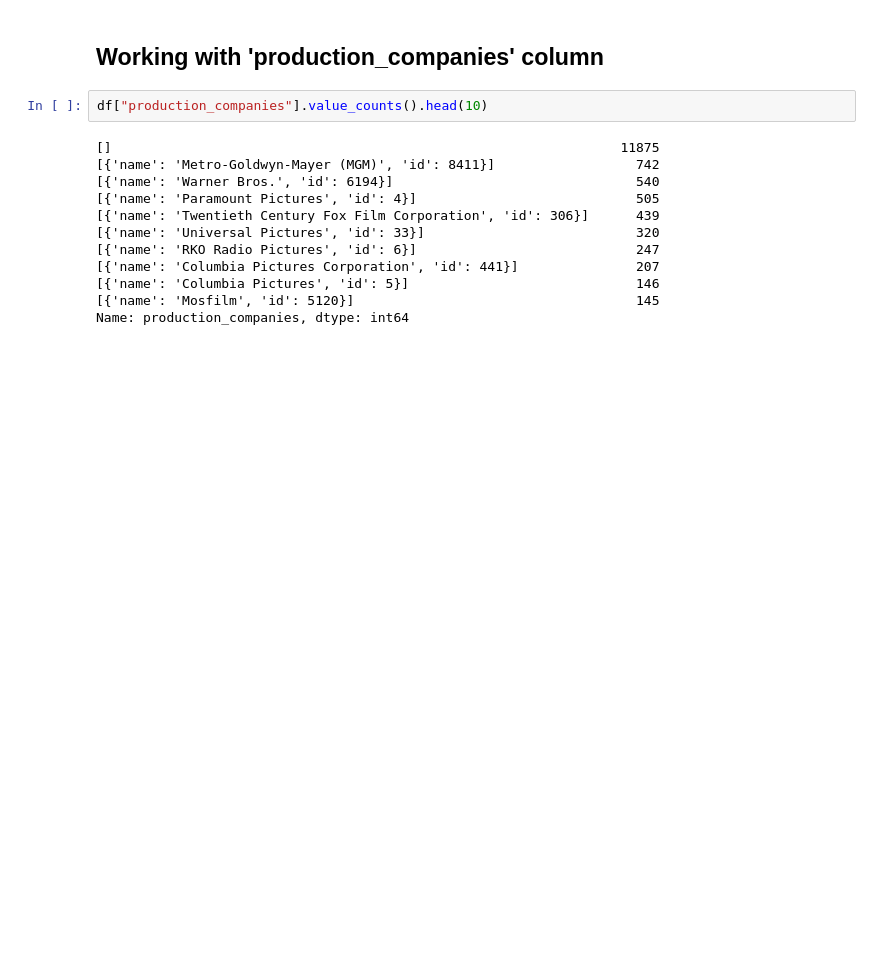
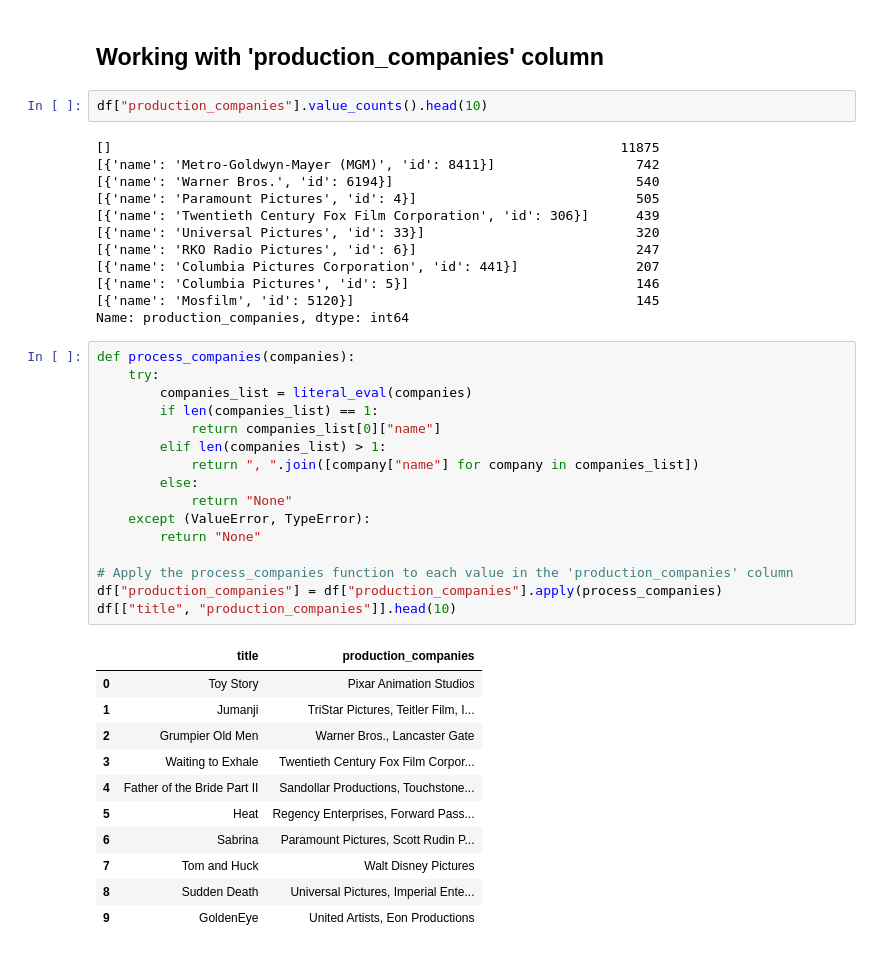
Before and after one commit to SanAntonik/MRS, a Jupyter notebook: analyze.ipynb, the cells around one changed output. Cells and saved outputs as stored; diff of their text form; blank space fills up the shorter version.

Commit message:
Extract production company name

```diff
--- a/analyze.ipynb
+++ b/analyze.ipynb
@@ -343,3 +343,31 @@ df["production_companies"].value_counts().head(10)
 [{'name': 'Columbia Pictures', 'id': 5}]                             146
 [{'name': 'Mosfilm', 'id': 5120}]                                    145
 Name: production_companies, dtype: int64
+# %%
+def process_companies(companies):
+    try:
+        companies_list = literal_eval(companies)
+        if len(companies_list) == 1:
+            return companies_list[0]["name"]
+        elif len(companies_list) > 1:
+            return ", ".join([company["name"] for company in companies_list])
+        else:
+            return "None"
+    except (ValueError, TypeError):
+        return "None"
+
+# Apply the process_companies function to each value in the 'production_companies' column
+df["production_companies"] = df["production_companies"].apply(process_companies)
+df[["title", "production_companies"]].head(10)
+# %% [output]
+|  | title | production_companies |
+| 0 | Toy Story | Pixar Animation Studios |
+| 1 | Jumanji | TriStar Pictures, Teitler Film, I... |
+| 2 | Grumpier Old Men | Warner Bros., Lancaster Gate |
+| 3 | Waiting to Exhale | Twentieth Century Fox Film Corpor... |
+| 4 | Father of the Bride Part II | Sandollar Productions, Touchstone... |
+| 5 | Heat | Regency Enterprises, Forward Pass... |
+| 6 | Sabrina | Paramount Pictures, Scott Rudin P... |
+| 7 | Tom and Huck | Walt Disney Pictures |
+| 8 | Sudden Death | Universal Pictures, Imperial Ente... |
+| 9 | GoldenEye | United Artists, Eon Productions |
```
Also changed, not shown: parts of 4 cells of this notebook.
